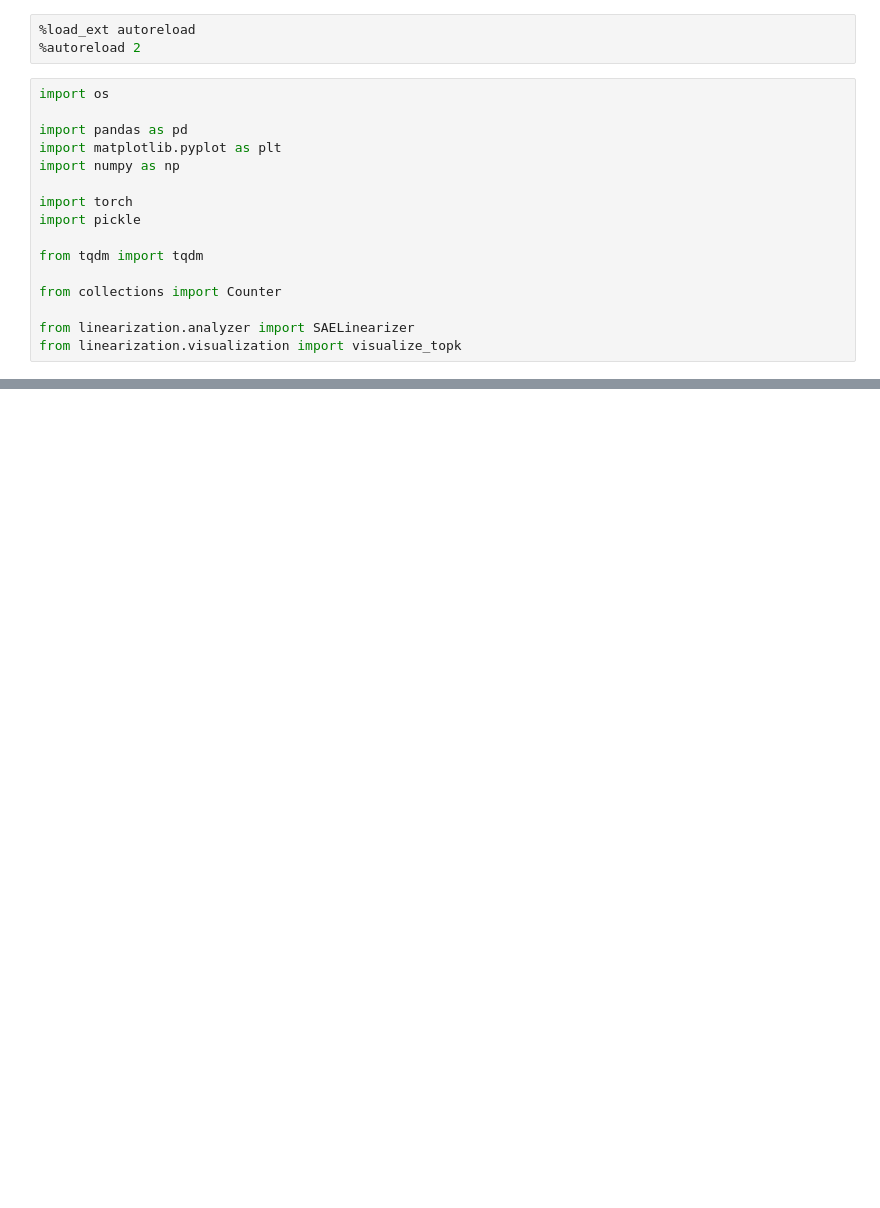
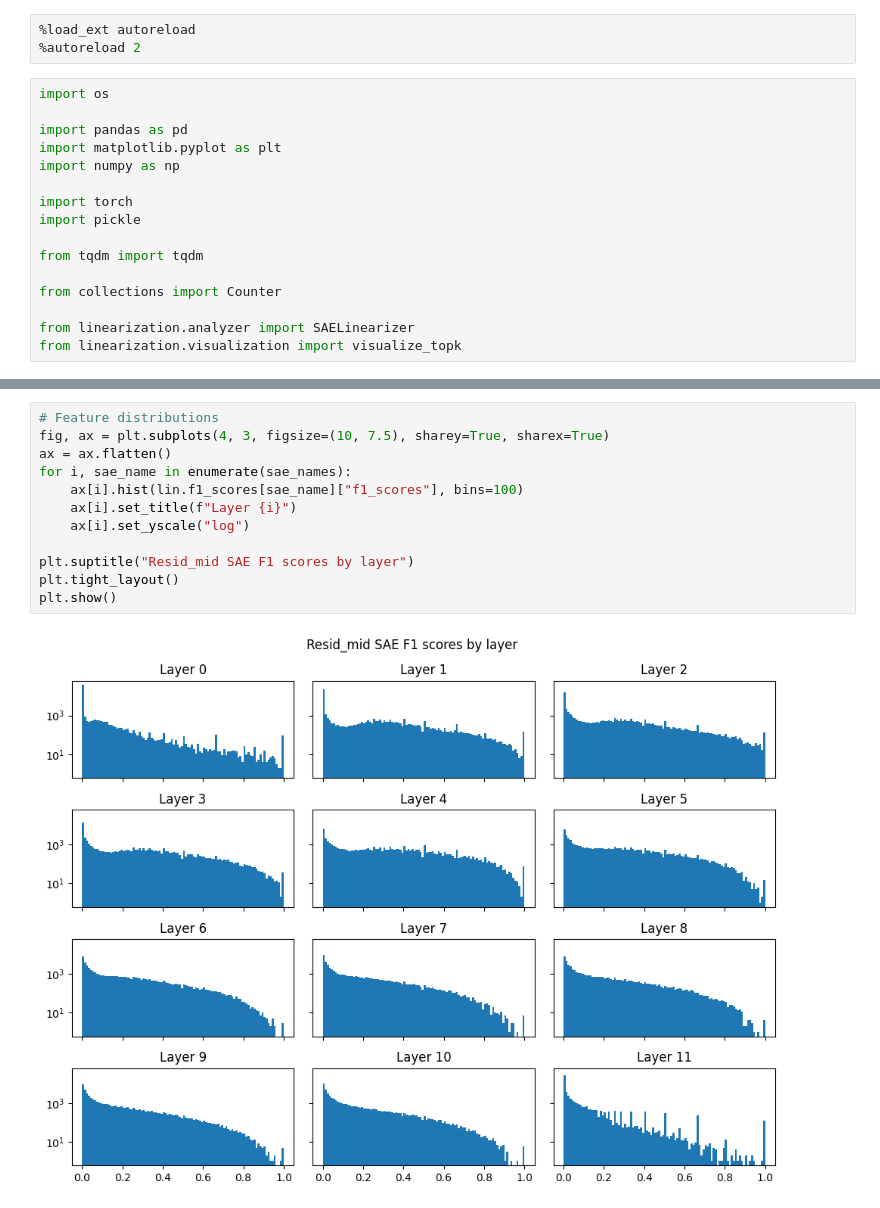
Before and after one commit to pchlenski/mlp_linearization, a Jupyter notebook: notebooks/7_gpt2_small_new_saes.ipynb, the cells around one changed output, grey strips where cells are left out. Saved outputs shown, nothing was run; the diff lists cells and outputs as text; blank space fills up the shorter version.

```diff
--- a/notebooks/7_gpt2_small_new_saes.ipynb
+++ b/notebooks/7_gpt2_small_new_saes.ipynb
@@ -78,0 +82,14 @@ LanguageModelSAERunnerConfig(model_name='gpt2-small', hook_point='blocks.0.hook_
+# %%
+# Feature distributions
+fig, ax = plt.subplots(4, 3, figsize=(10, 7.5), sharey=True, sharex=True)
+ax = ax.flatten()
+for i, sae_name in enumerate(sae_names):
+    ax[i].hist(lin.f1_scores[sae_name]["f1_scores"], bins=100)
+    ax[i].set_title(f"Layer {i}")
+    ax[i].set_yscale("log")
+
+plt.suptitle("Resid_mid SAE F1 scores by layer")
+plt.tight_layout()
+plt.show()
+# %% [output]
+[figure, added]
```
Also changed, not shown: parts of 7 cells of this notebook, 1 other file.
